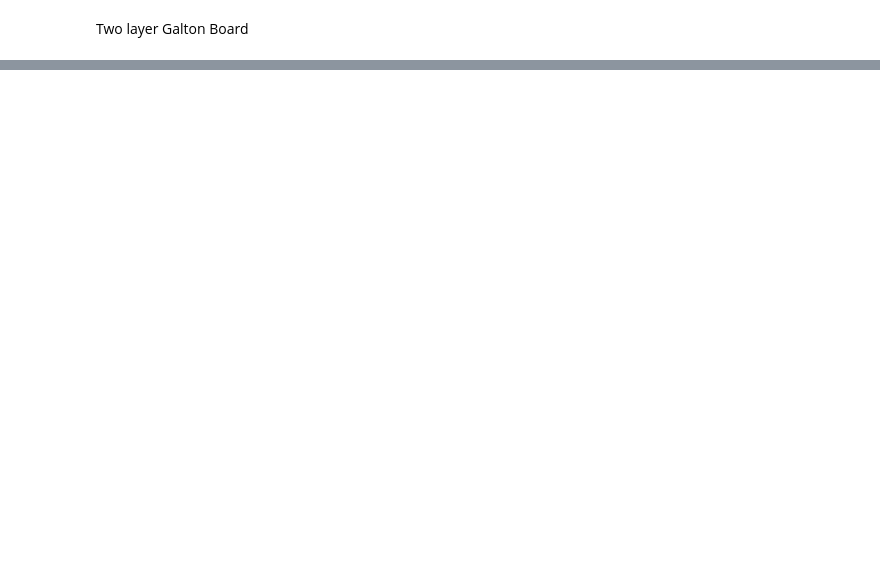
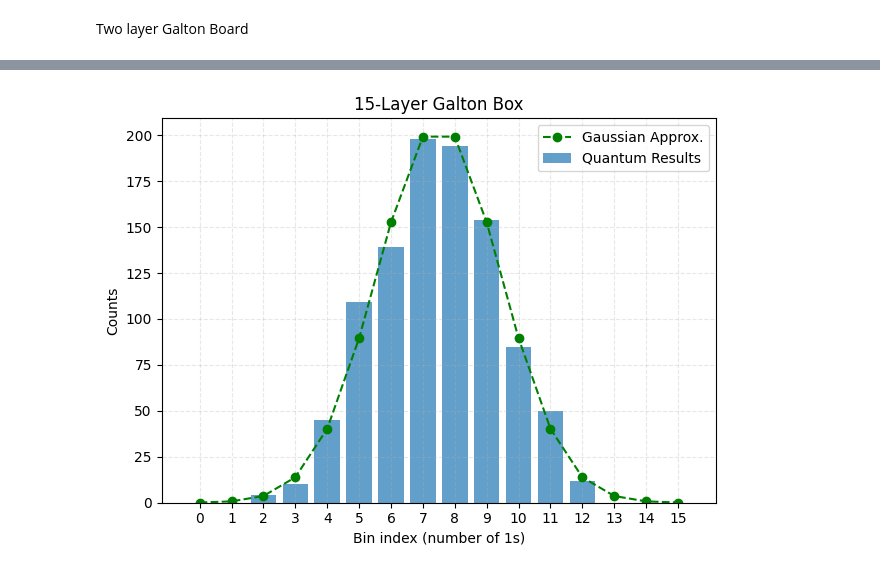
Before and after one commit to ismail-mehmood/quantum_nnl_project, a Jupyter notebook: notebooks/galton_box_demo.ipynb, the cells around one changed output, grey strips where cells are left out. Drawn from its saved outputs; the diff is of its cells as text; code cells hidden in the pictures; blank space fills up the shorter version.

```diff
--- a/notebooks/galton_box_demo.ipynb
+++ b/notebooks/galton_box_demo.ipynb
@@ -29,0 +31,3 @@ Two layer Galton Board
+# %%
+bin_counts = galton_n_layer(15)
+plot_bins(bin_counts, n=15, overlay='binomial', shots=1000)
@@ -29,0 +36,4 @@ Two layer Galton Board
+# %%
+plot_bins(bin_counts, n=15, overlay='gaussian', shots=1000)
+# %% [output]
+[figure, added]
```
Also changed, not shown: parts of 5 cells of this notebook, 2 other files.
